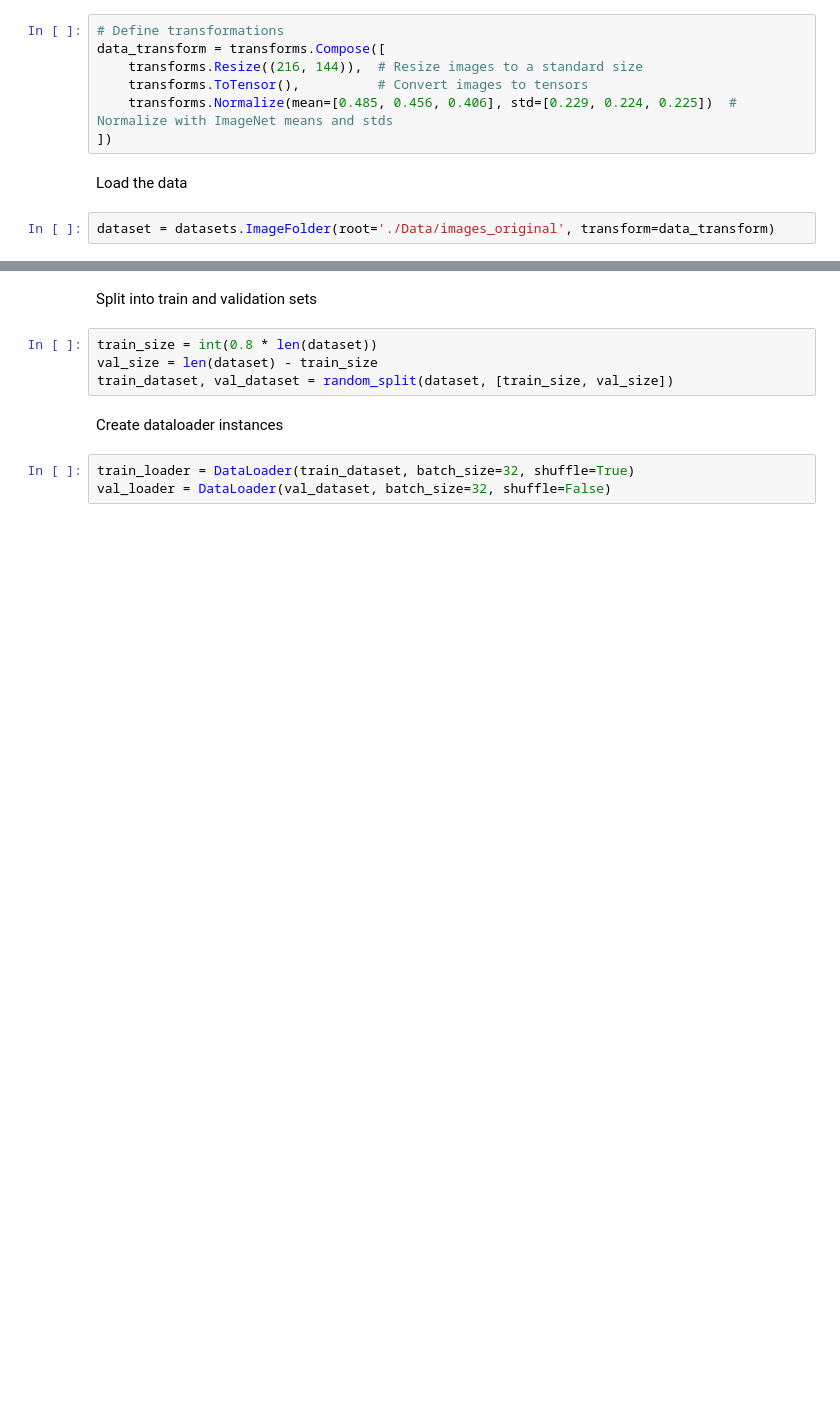
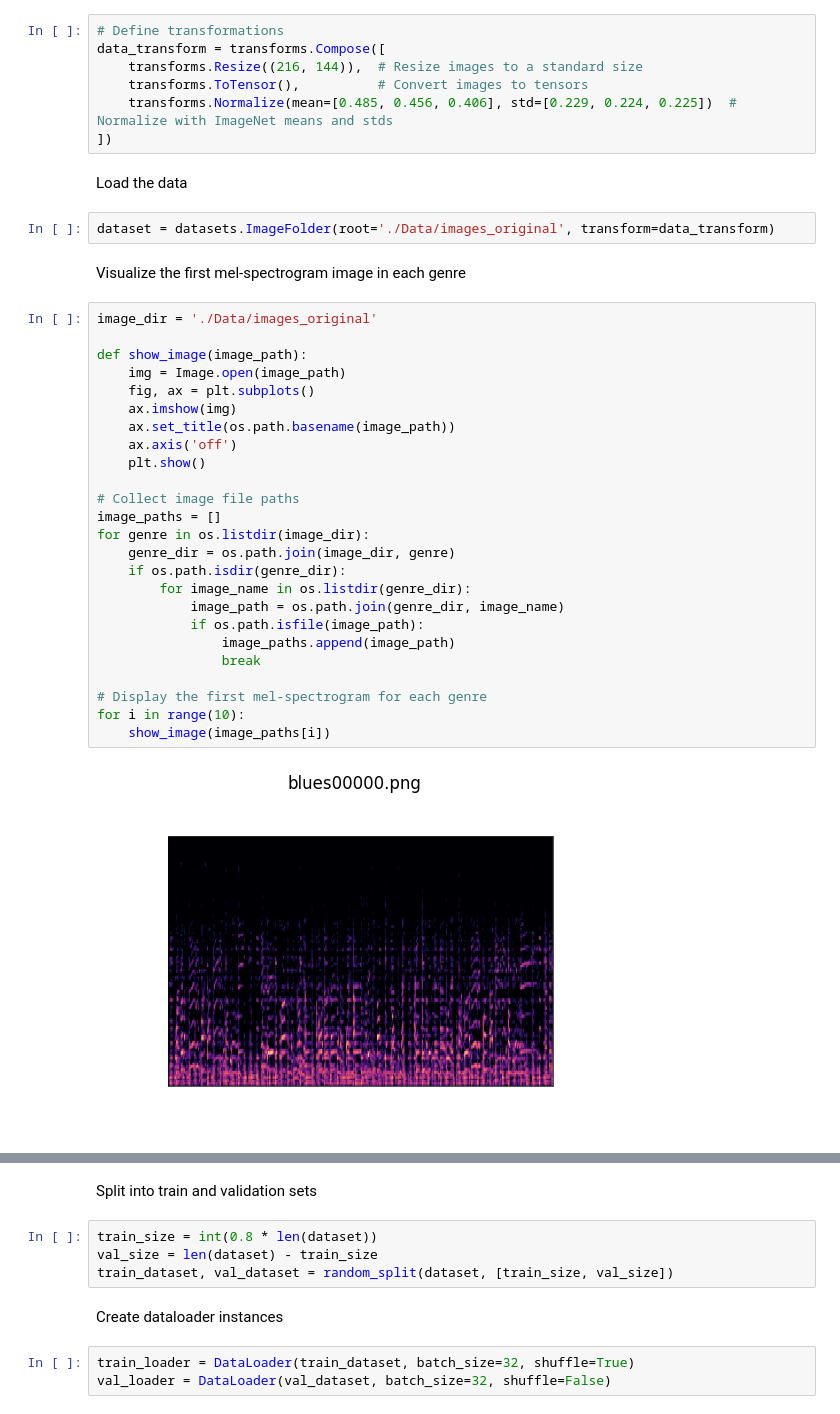
Before and after one commit to griffinr/MusicClassificationModels, a Jupyter notebook: CNN_with_Spectograms.ipynb, the cells around one changed output, grey strips where cells are left out. Saved outputs shown, nothing was run; the diff lists cells and outputs as text; blank space fills up the shorter version.

```diff
--- a/CNN_with_Spectograms.ipynb
+++ b/CNN_with_Spectograms.ipynb
@@ -22,3 +23,32 @@ data_transform = transforms.Compose([
 Load the data
 # %%
 dataset = datasets.ImageFolder(root='./Data/images_original', transform=data_transform)
+# %% [markdown]
+Visualize the first mel-spectrogram image in each genre
+# %%
+image_dir = './Data/images_original'
+
+def show_image(image_path):
+    img = Image.open(image_path)
+    fig, ax = plt.subplots()
+    ax.imshow(img)
+    ax.set_title(os.path.basename(image_path))
+    ax.axis('off')
+    plt.show()
+
+# Collect image file paths
+image_paths = []
+for genre in os.listdir(image_dir):
+	genre_dir = os.path.join(image_dir, genre)
+	if os.path.isdir(genre_dir):
+		for image_name in os.listdir(genre_dir):
+			image_path = os.path.join(genre_dir, image_name)
+			if os.path.isfile(image_path):
+				image_paths.append(image_path)
+				break
+
+# Display the first mel-spectrogram for each genre
+for i in range(10):
+    show_image(image_paths[i])
+# %% [output]
+[figure, added]
```
Also changed, not shown: parts of 8 cells of this notebook, 2 other files.
